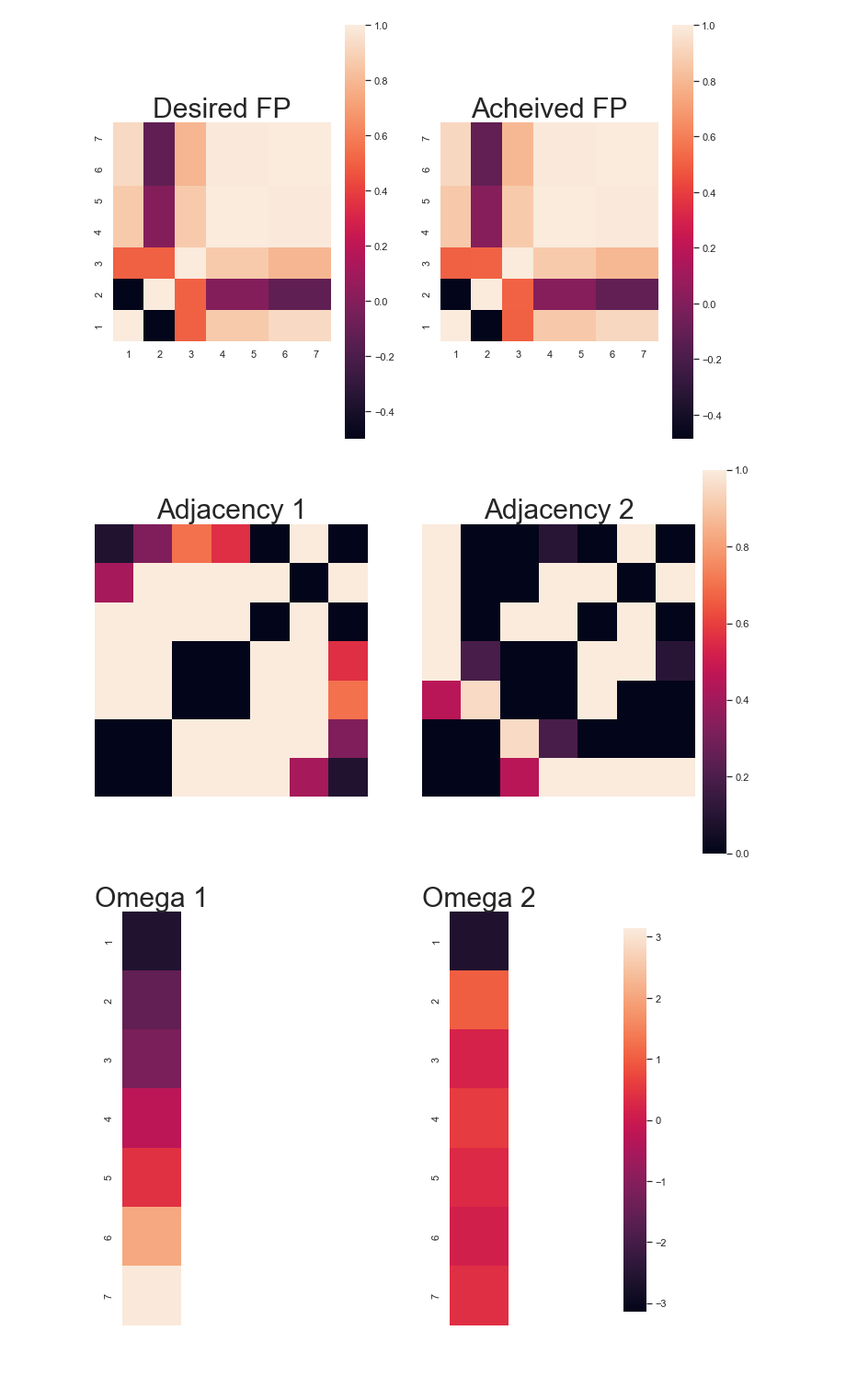
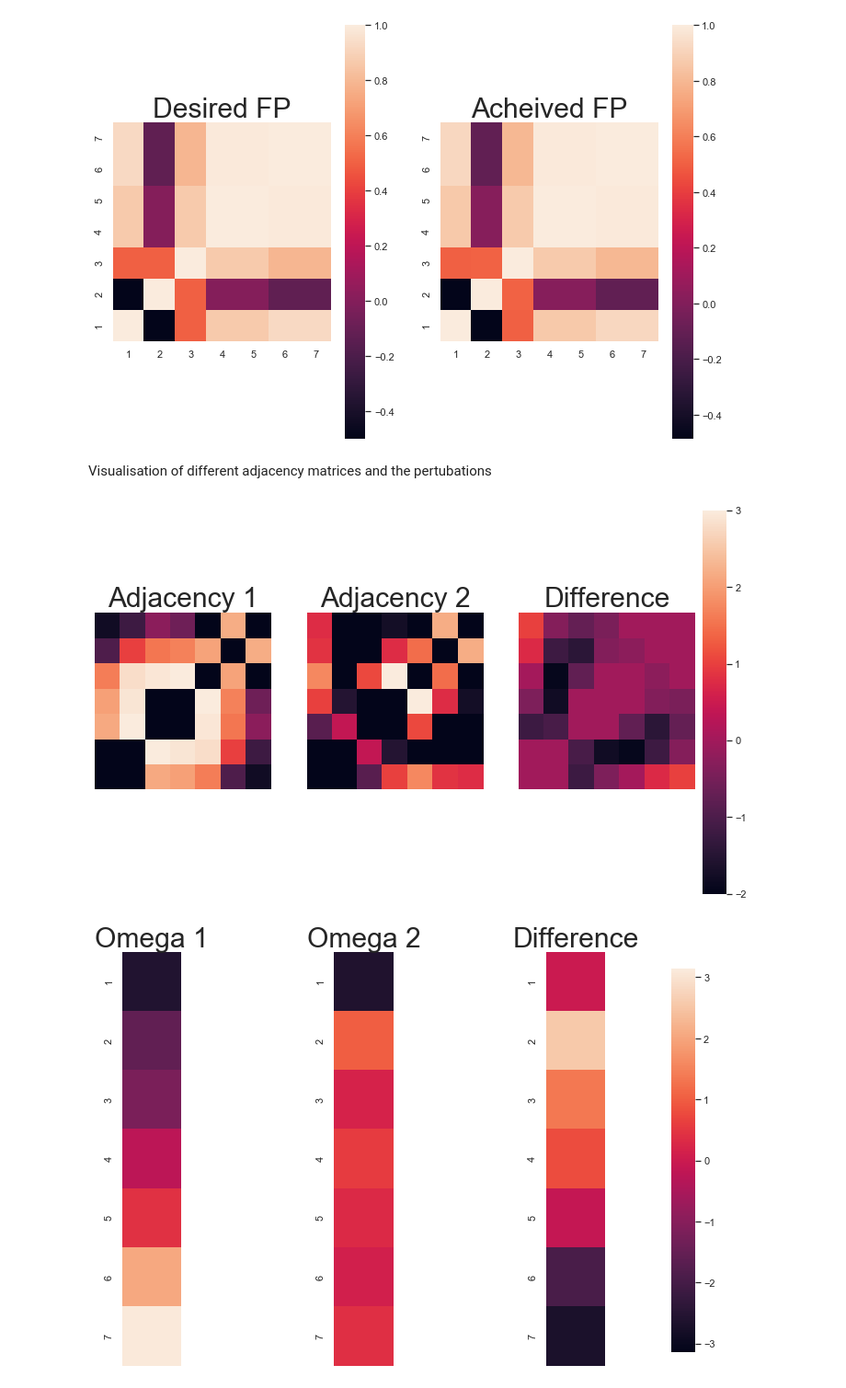
Before and after one commit to rnartallo/kuramotocontrol, a Jupyter notebook: MainNotebook.ipynb, the cells around one changed output. Shown at 92% size. Drawn from its saved outputs; the diff is of its cells as text; code cells hidden in the pictures; blank space fills up the shorter version.

Commit message:
Add plots of matrices, vectors and their differences

```diff
--- a/MainNotebook.ipynb
+++ b/MainNotebook.ipynb
@@ -147,6 +147,9 @@ result2 = prob2.solve()
 A_c = KFB.CalculateAdjFromDelta(delta+alpha.value,edges,N)
 w_c = w+phi.value
 
+phi = phi.value
+I_c = KFB.CalculateAdjFromDelta(alpha.value,edges,N)
+
 #Resolve Kuramoto with the params
 sol_2,t = KFB.SolveKuramotoModel(theta_0,T,N,w_c,A_c,num_points)
 x_acheived_2 = KFB.CalculatePhaseDiffs(sol_2[num_points-1,:])
@@ -164,29 +169,39 @@ ax2.invert_yaxis()
 plt.show()
 # %% [output]
 [figure]
+# %% [markdown]
+Visualisation of different adjacency matrices and the pertubations
 # %%
-fig, (ax1, ax2) = plt.subplots(1,2)
+fig, (ax1, ax2, ax3) = plt.subplots(1,3)
 ax1.title.set_text('Adjacency 1')
 ax1.title.set_size(30)
 ax2.title.set_text('Adjacency 2')
 ax2.title.set_size(30)
+ax3.title.set_text('Difference')
+ax3.title.set_size(30)
 cbar_ax = fig.add_axes([.91, .15, .03, .7])
-sns.heatmap(A.T, ax=ax1,square = True,xticklabels='',yticklabels='',cbar_ax=cbar_ax,vmin=0,vmax=1)
-sns.heatmap(A_c.T, ax=ax2,square = True,xticklabels='',yticklabels='',cbar_ax=cbar_ax,vmin=0,vmax=1)
+sns.heatmap(A.T, ax=ax1,square = True,xticklabels='',yticklabels='',cbar_ax=cbar_ax,vmin=0,vmax=2)
+sns.heatmap(A_c.T, ax=ax2,square = True,xticklabels='',yticklabels='',cbar_ax=cbar_ax,vmin=0,vmax=2)
+sns.heatmap(I_c.T, ax=ax3,square = True,xticklabels='',yticklabels='',cbar_ax =cbar_ax, vmin=-2,vmax=3)
 ax1.invert_yaxis()
 ax2.invert_yaxis()
+ax3.invert_yaxis()
 plt.show()
 # %% [output]
-[figure, old version]
+[figure, new version]
 # %%
-fig, (ax1, ax2) = plt.subplots(1,2)
+fig, (ax1, ax2, ax3) = plt.subplots(1,3)
 ax1.title.set_text('Omega 1')
 ax1.title.set_size(30)
 ax2.title.set_text('Omega 2')
 ax2.title.set_size(30)
+ax3.title.set_text('Difference')
+ax3.title.set_size(30)
 cbar_ax = fig.add_axes([.91, .15, .03, .7])
 sns.heatmap(w, ax=ax1,square = True,xticklabels='',yticklabels='1234567',cbar_ax=cbar_ax,vmin=-m.pi,vmax=m.pi)
 sns.heatmap(w_c, ax=ax2,square = True,xticklabels='',yticklabels='1234567',cbar_ax=cbar_ax,vmin=-m.pi,vmax=m.pi)
+sns.heatmap(phi, ax=ax3,square = True,xticklabels='',yticklabels='1234567',cbar_ax=cbar_ax,vmin=-m.pi,vmax=m.pi)
+
 plt.show()
 # %% [output]
-[figure, old version]
+[figure, new version]
```
Also changed, not shown: parts of 2 cells of this notebook.
